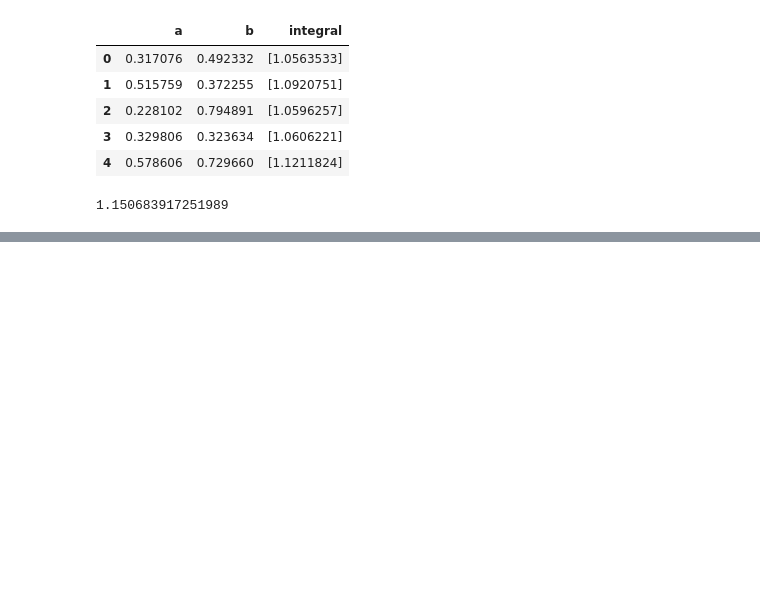
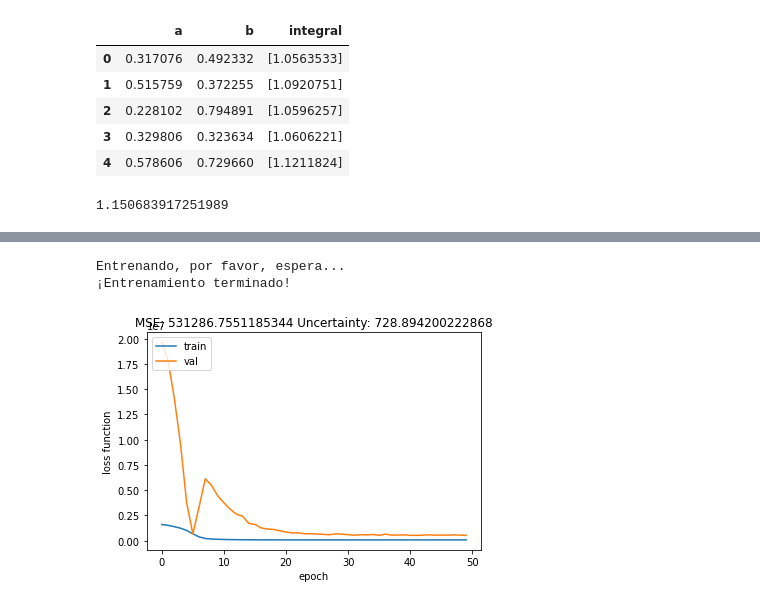
Before and after one commit to igomezv/neural_nets_utilities, a Jupyter notebook: Tutorial_Journal_Club/Intro_Redes_Neuronales.ipynb, the cells around one changed output, grey strips where cells are left out. Cells and saved outputs as stored; diff of their text form; code cells hidden in the pictures; blank space fills up the shorter version.

```diff
--- a/Tutorial_Journal_Club/Intro_Redes_Neuronales.ipynb
+++ b/Tutorial_Journal_Club/Intro_Redes_Neuronales.ipynb
@@ -423,0 +440,4 @@ print(integ)
+# %%
+X = data['z'].values
+Y = data[['$D_L(z)$', 'error']].values
+network = neural_net(X, Y, topology=[1, 500, 500, 2], scale=True)
@@ -423,0 +461,7 @@ print(integ)
+# %%
+network.train()
+network.plot()
+# %% [output]
+Entrenando, por favor, espera...
+¡Entrenamiento terminado!
+[figure, added]
```
Also changed, not shown: parts of 5 cells of this notebook.
